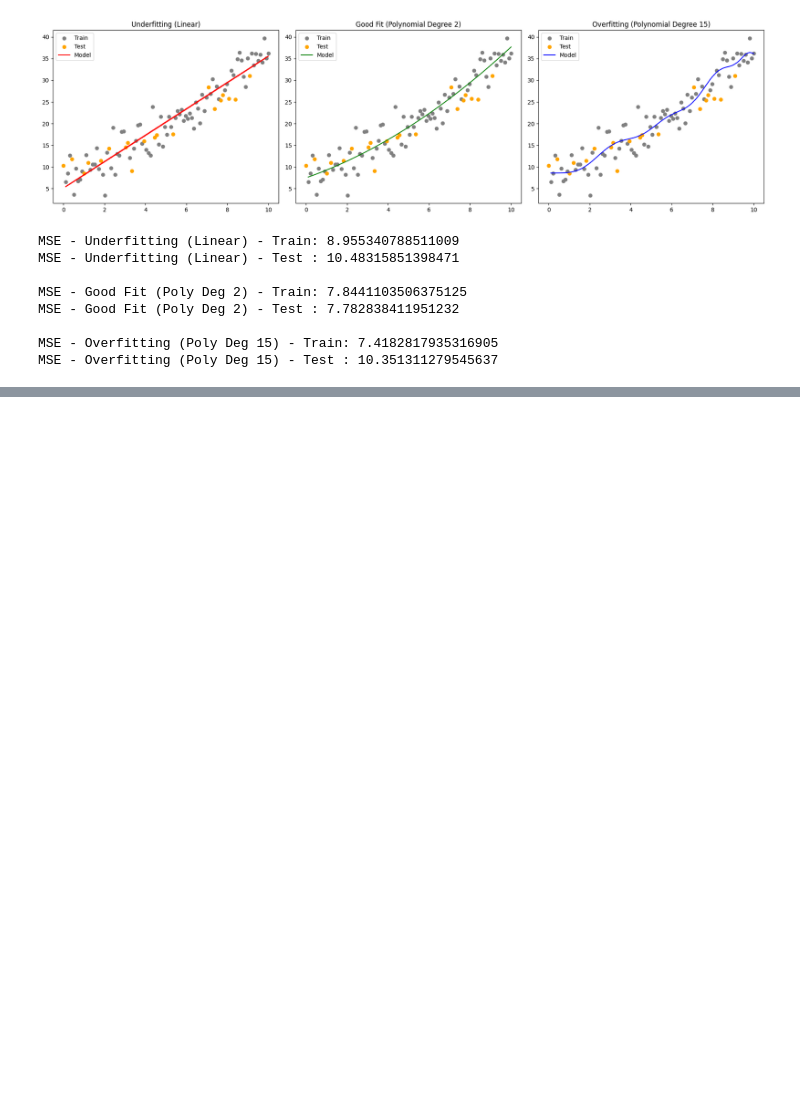
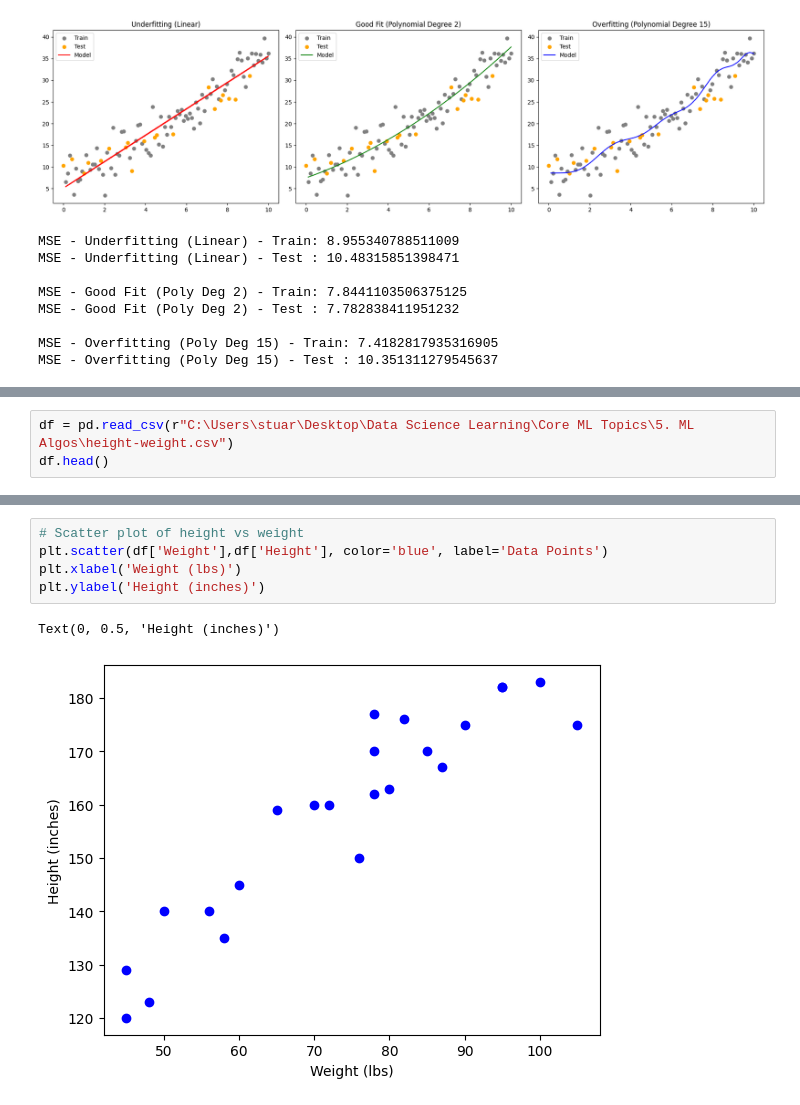
Before and after one commit to abhik12295/Data-Science-Learning, a Jupyter notebook: Core ML Topics/5. ML Algos/1. Linear Regression.ipynb, the cells around one changed output, grey strips where cells are left out. Cells and saved outputs as stored; diff of their text form; blank space fills up the shorter version.

```diff
--- a/Core ML Topics/5. ML Algos/1. Linear Regression.ipynb
+++ b/Core ML Topics/5. ML Algos/1. Linear Regression.ipynb
@@ -583,0 +616,3 @@ Linear Regression (sklearn):
+# %%
+df = pd.read_csv(r"C:\Users\stuar\Desktop\Data Science Learning\Core ML Topics\5. ML Algos\height-weight.csv")
+df.head()
@@ -583,0 +626,8 @@ Linear Regression (sklearn):
+# %%
+# Scatter plot of height vs weight
+plt.scatter(df['Weight'],df['Height'], color='blue', label='Data Points')
+plt.xlabel('Weight (lbs)')
+plt.ylabel('Height (inches)')
+# %% [output]
+Text(0, 0.5, 'Height (inches)')
+[figure, added]
```
Also changed, not shown: parts of 64 cells of this notebook.
